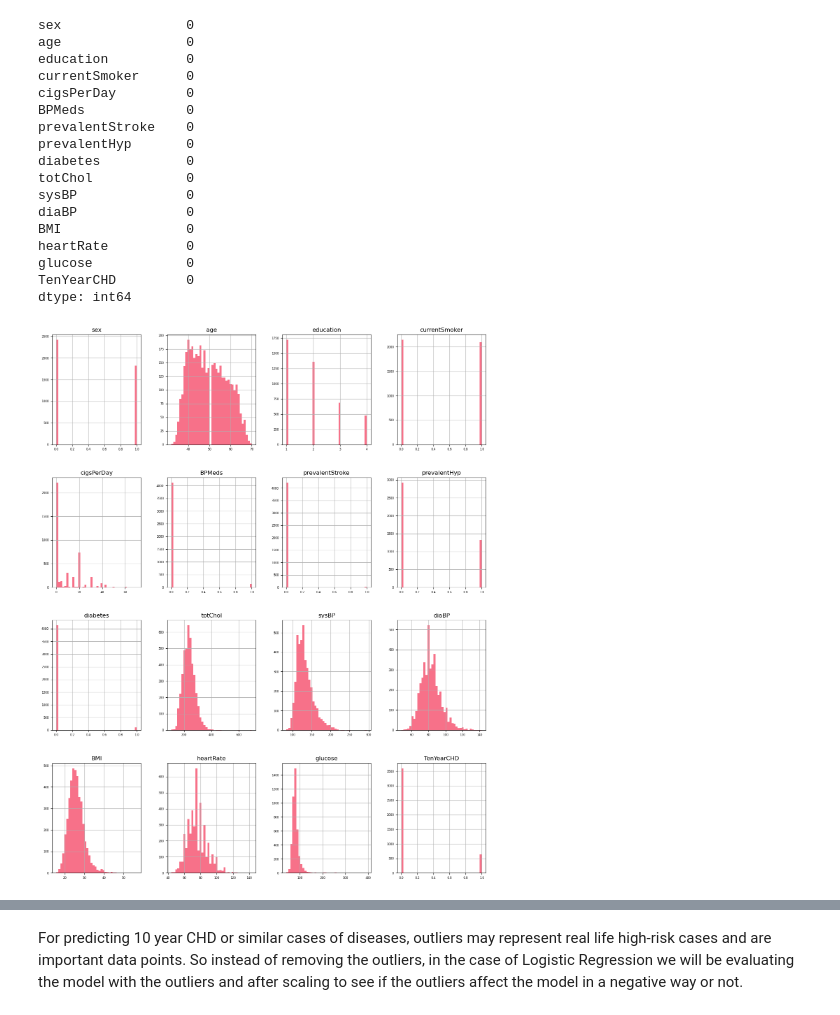
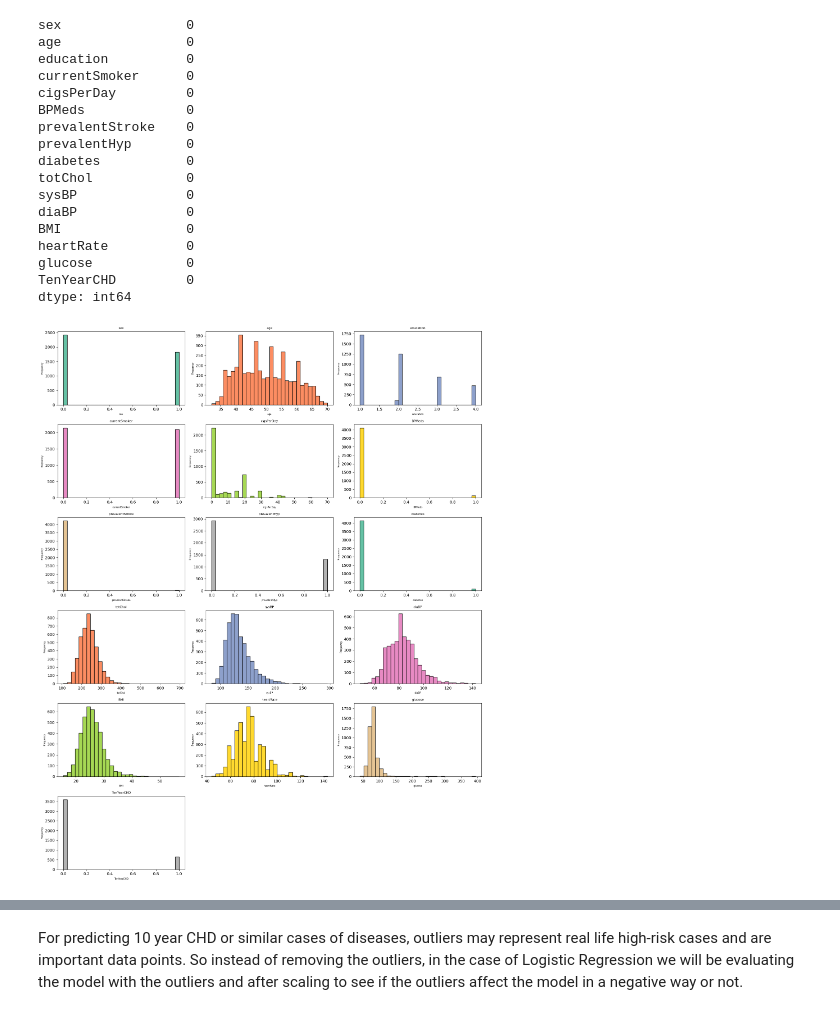
Before and after one commit to galij20/fds_framingham, a Jupyter notebook: project.ipynb, the cells around one changed output, grey strips where cells are left out. Saved outputs shown, nothing was run; the diff lists cells and outputs as text; code cells hidden in the pictures.

```diff
--- a/project.ipynb
+++ b/project.ipynb
@@ -169,8 +174,32 @@ heartRate          0
 glucose            0
 TenYearCHD         0
 dtype: int64
-# %%
-data.hist(figsize=(16, 20), bins=40, xlabelsize=6, ylabelsize=6);
-# %% [output]
-[figure, removed]
+# %%
+# Set the number of rows and columns for the subplots
+num_columns = data.shape[1]  # Number of columns in the dataset
+num_rows = (num_columns // 3) + (num_columns % 3 > 0)  # 3 histograms per row
+
+# Create a figure with subplots
+fig, axes = plt.subplots(num_rows, 3, figsize=(16, 20))  # 3 histograms per row
+axes = axes.flatten()  # Flatten the axes array for easy indexing
+
+# Define a color palette (lightly vibrant colors)
+colors = sns.color_palette("Set2", n_colors=num_columns)
+
+# Loop over each column to plot the histograms
+for i, column in enumerate(data.columns):
+    axes[i].hist(data[column], bins=30, color=colors[i], edgecolor='black')  # Add black borders to bars
+    axes[i].set_title(column, fontsize=8)  # Set the title of the subplot
+    axes[i].set_xlabel(column, fontsize=6)  # Set x-axis label
+    axes[i].set_ylabel('Frequency', fontsize=6)  # Set y-axis label
+
+# Remove the last row of subplots (if there's an extra empty subplot)
+for j in range(num_columns, len(axes)):
+    fig.delaxes(axes[j])  # Delete the unused subplots
+
+# Adjust layout for better spacing
+plt.tight_layout()
+plt.show()
+# %% [output]
+[figure, added]
 # %%
```
Also changed, not shown: parts of 6 cells of this notebook.
